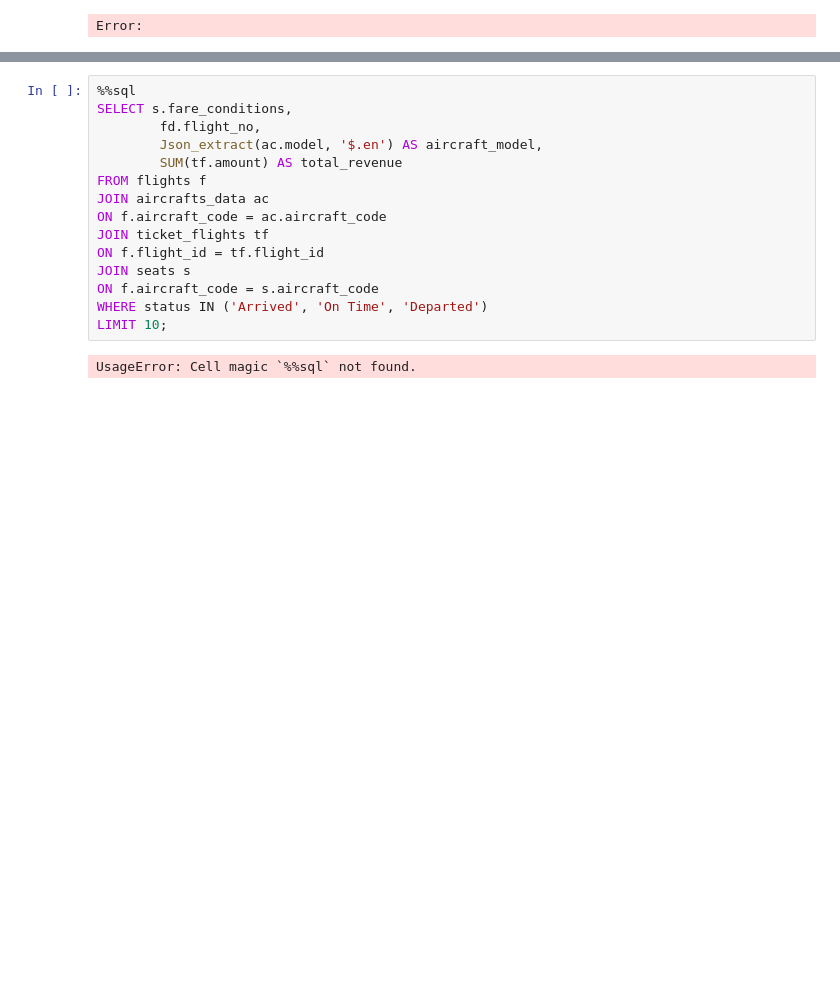
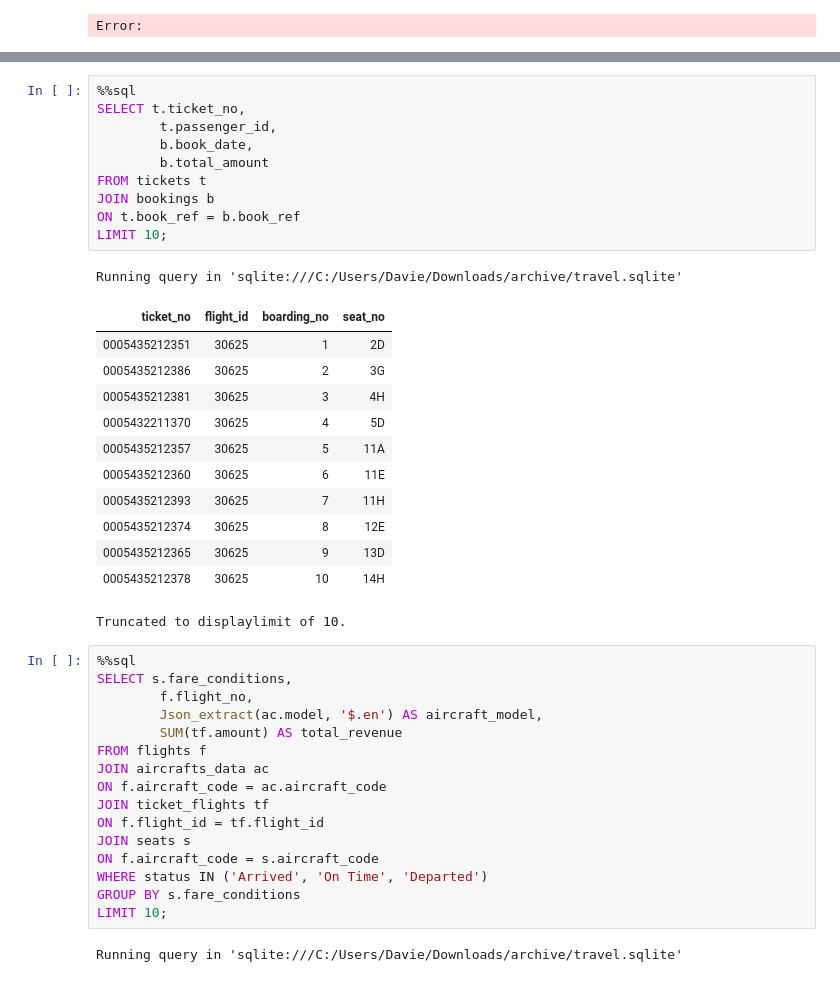
Before and after one commit to Daviedavie100/SQL_Projects, a Jupyter notebook: data.ipynb, the cells around one changed output, grey strips where cells are left out. Saved outputs shown, nothing was run; the diff lists cells and outputs as text; blank space fills up the shorter version.

```diff
--- a/data.ipynb
+++ b/data.ipynb
@@ -1156,7 +1175,31 @@ Truncated to displaylimit of 10.
+# %%
+%%sql
+SELECT t.ticket_no,
+        t.passenger_id,
+        b.book_date,
+        b.total_amount
+FROM tickets t
+JOIN bookings b
+ON t.book_ref = b.book_ref
+LIMIT 10;
+# %% [output]
+Running query in 'sqlite:///C:/Users/Davie/Downloads/archive/travel.sqlite'
+| ticket_no | flight_id | boarding_no | seat_no |
+| 0005435212351 | 30625 | 1 | 2D |
+| 0005435212386 | 30625 | 2 | 3G |
+| 0005435212381 | 30625 | 3 | 4H |
+| 0005432211370 | 30625 | 4 | 5D |
+| 0005435212357 | 30625 | 5 | 11A |
+| 0005435212360 | 30625 | 6 | 11E |
+| 0005435212393 | 30625 | 7 | 11H |
+| 0005435212374 | 30625 | 8 | 12E |
+| 0005435212365 | 30625 | 9 | 13D |
+| 0005435212378 | 30625 | 10 | 14H |
+Truncated to displaylimit of 10.
 # %%
 %%sql
 SELECT s.fare_conditions,
-        fd.flight_no,
+        f.flight_no,
         Json_extract(ac.model, '$.en') AS aircraft_model,
         SUM(tf.amount) AS total_revenue
 FROM flights f
@@ -1167,6 +1210,7 @@ ON f.flight_id = tf.flight_id
 JOIN seats s
 ON f.aircraft_code = s.aircraft_code
 WHERE status IN ('Arrived', 'On Time', 'Departed')
+GROUP BY s.fare_conditions
 LIMIT 10;
 # %% [output]
-UsageError: Cell magic `%%sql` not found.
+Running query in 'sqlite:///C:/Users/Davie/Downloads/archive/travel.sqlite'
```
Also changed, not shown: parts of 2 cells of this notebook.
